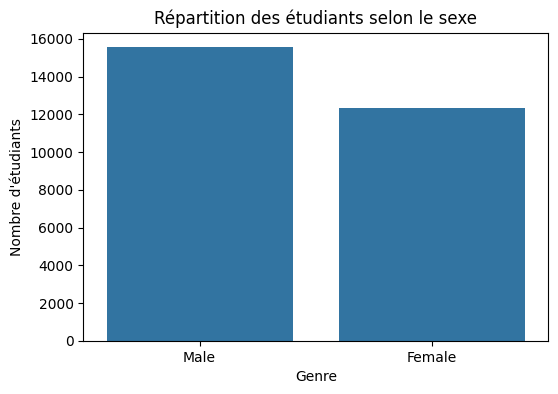
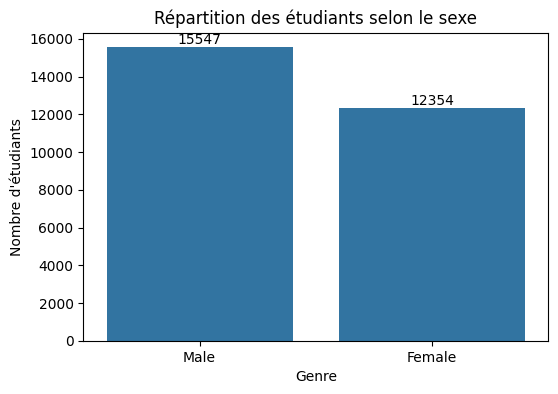
Code edit (unified diff) that turned the first committed figure into the second:
--- before
+++ after
@@ -1,5 +1,11 @@
 plt.figure(figsize=(6,4))
 
-sns.countplot(data=df,x="Gender")
+ax = sns.countplot(
+    data=df,
+    x="Gender",
+    order=df["Gender"].value_counts().index
+)
+
+ax.bar_label(ax.containers[0])
 
 plt.title("Répartition des étudiants selon le sexe")

Commit: Update Exploratory_Data_Analysis.ipynb